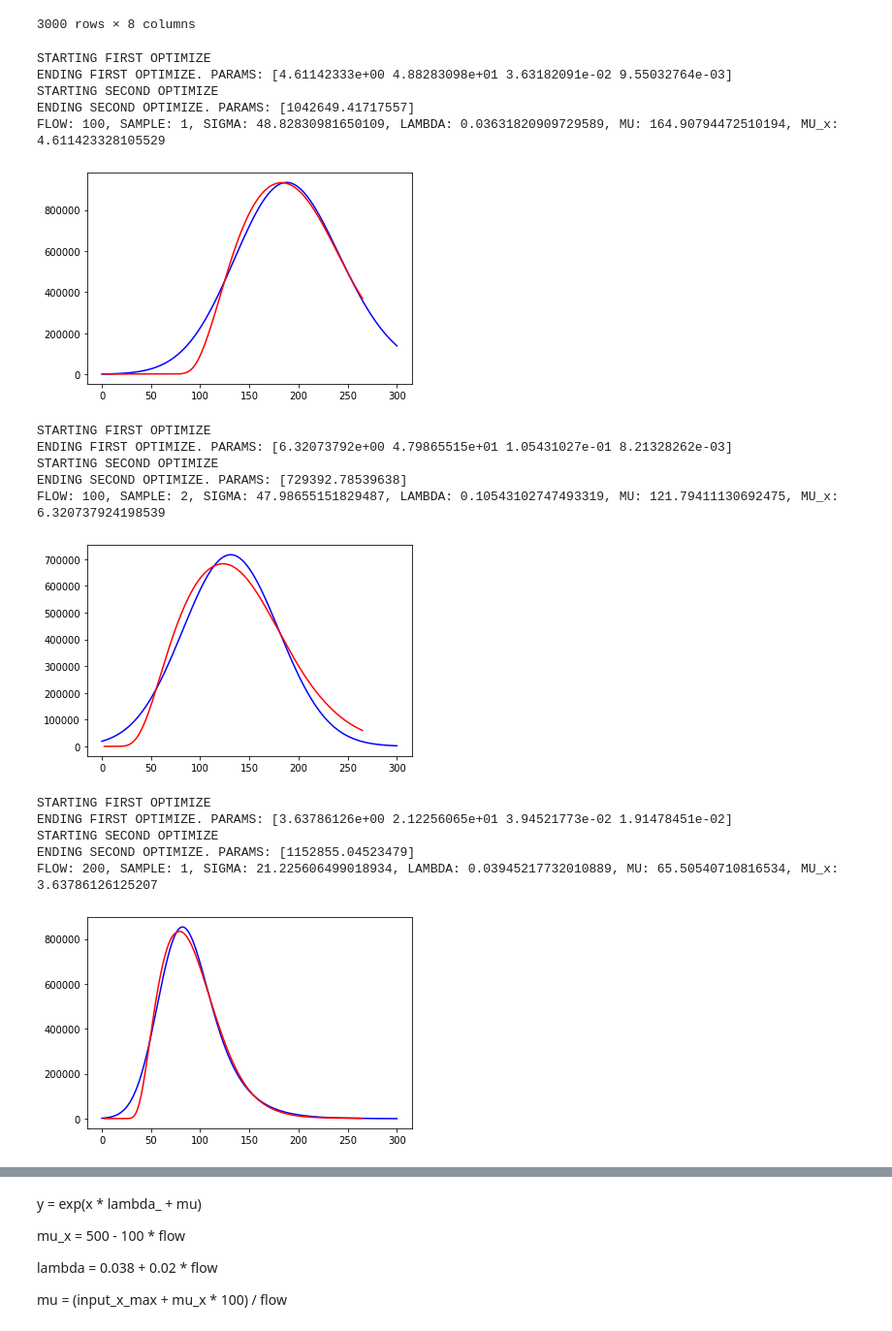
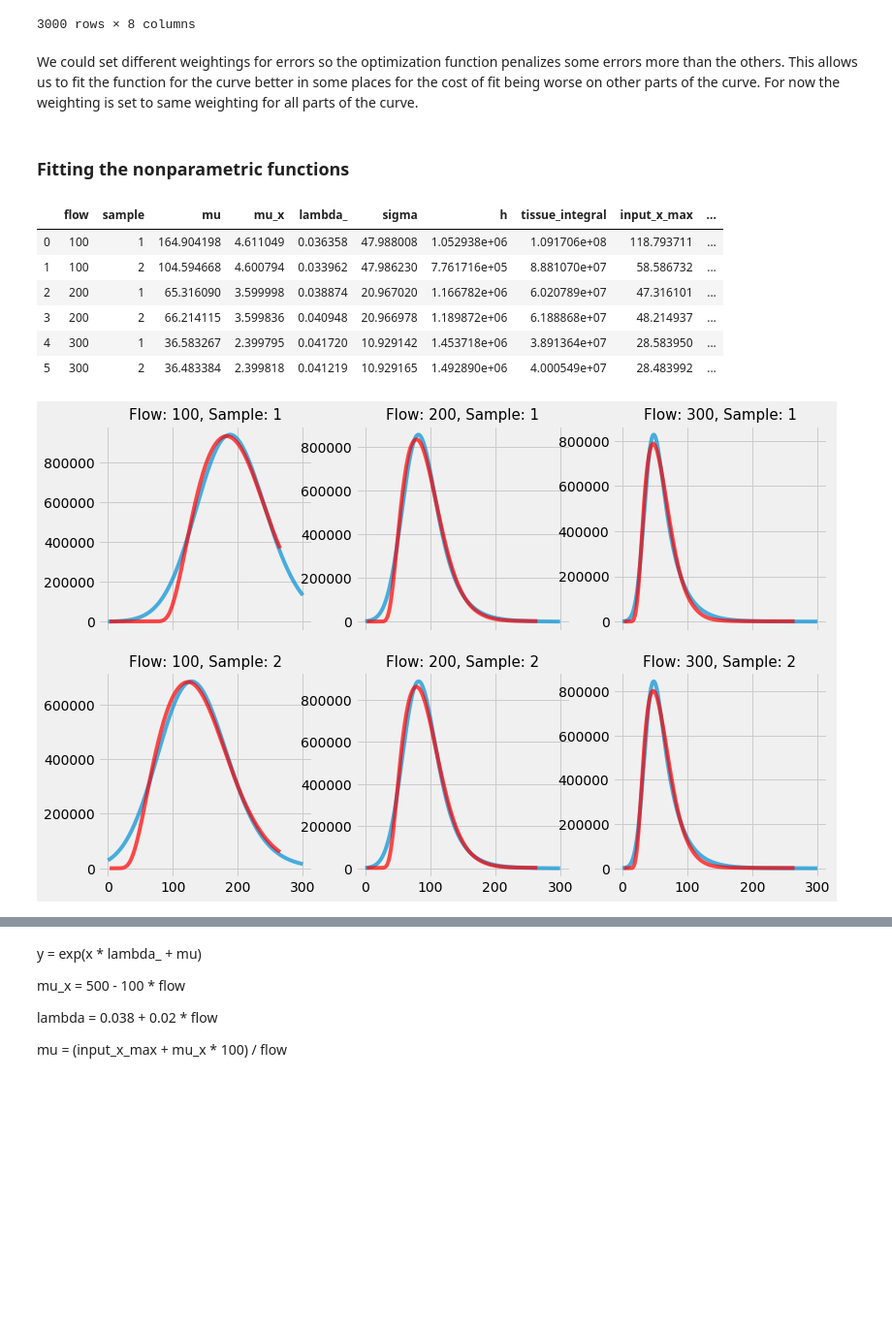
Before and after one commit to MesRot/SMAT_projekti, a Jupyter notebook: src/optimointi_aloitus_v.1.2.ipynb, the cells around one changed output, grey strips where cells are left out. Shown: that part at 97% size. Saved outputs shown, nothing was run; the diff lists cells and outputs as text; code cells hidden in the pictures; blank space fills up the shorter version.

```diff
--- a/src/optimointi_aloitus_v.1.2.ipynb
+++ b/src/optimointi_aloitus_v.1.2.ipynb
@@ -165,11 +165,17 @@ sampled_df
 | 2998 | 264.473948 | 0.000034 | 1351.845891 | 2 | 300 | 4.000549e+07 | 28.483992 | 47.474071 |
 | 2999 | 265.000000 | 0.000034 | 1348.765020 | 2 | 300 | 4.000549e+07 | 28.483992 | 47.474071 |
 3000 rows × 8 columns
+# %% [markdown]
+We could set different weightings for errors so the optimization function penalizes some errors more than the others. This allows us to fit the function for the curve better in some places for the cost of fit being worse on other parts of the curve. For now the weighting is set to same weighting for all parts of the curve.
 # %%
-sampled_df["error_weigth"] = np.where(((sampled_df["x"] < sampled_df["tissue_x_max"]) & (sampled_df["flow"] == 100) & (sampled_df["sample"] == 1)), 1,  2000)
+#sampled_df["error_weigth"] = np.where(((sampled_df["x"] < sampled_df["tissue_x_max"]) & (sampled_df["flow"] == 100) & (sampled_df["sample"] == 1)), 1,  2000)
 sampled_df["error_weight"] = 1
+# %% [markdown]
+### Fitting the nonparametric functions
 # %%
 groups = sampled_df.groupby(["flow", "sample"]) # NON PARAMETRIC
+
+plt.style.use("fivethirtyeight")
 
 results_dict = {
     "flow": [],
@@ -182,79 +188,71 @@ results_dict = {
 }
 
 alkuarvaukset = [
-        [6.325, 20, 0.05], # Muiden alkuarvaus
-        [6.325, 48, 0.022], # 300, 2
-        [4.6, 48.84, 0.027] # 300, 1
+        [2.4, 11, 0.041], # 300 alkuarvaus
+        [4.6, 48, 0.022], # 100, 2
+        [4.6, 48, 0.027], # 100, 1
+        [3.6, 21, 0.041]
     ]
+
+fig, axs = plt.subplots(2, 3, sharex=True, figsize=(12, 8))
 for i, group in groups:
     if i[0] == 100:
         if i[1] == 1:
             alkuarvaus = alkuarvaukset[2]
         else:
             alkuarvaus = alkuarvaukset[1]
-    else:
+    elif i[0] == 300:
         alkuarvaus = alkuarvaukset[0]
+    elif i[0] == 200:
+        alkuarvaus = alkuarvaukset[3]
     mu_x_alkuarvaus, sigma_alkuarvaus, lambda_alkuarvaus = alkuarvaus
 
     bounds = [(None, None), (1e-5, None), (1e-5, None), (None, None)]
 
     x_0 = [mu_x_alkuarvaus, sigma_alkuarvaus, lambda_alkuarvaus, 1]
-    print("STARTING FIRST OPTIMIZE")
-    # SOVITTAA NORMALISOITUUN KÄYRÄÄN PARAMETRIT
     res1 = scipy.optimize.minimize(EMG_loss, args=group, x0=x_0, bounds=bounds)
-    print(f"ENDING FIRST OPTIMIZE. PARAMS: {res1['x']}")
-    #res = scipy.optimize.differential_evolution(EMG_loss, bounds=bounds, args=[group])
     x_range = np.linspace(0, 300, 900)
     mu = (group["input_x_max"] + res1["x"][0] * 1000 / group["flow"]).iloc[0]
     sigma = res1["x"][1]
     lambda_ = res1["x"][2]
 
     emg_params = {
         "mu_x": res1["x"][0],
         "sigma": sigma,
         "lambda_": lambda_
     }
 
-    print("STARTING SECOND OPTIMIZE")
-    # SOVITTAA KORKEUSPARAMETRIN NIIN ETTÄ SE NORMALISOIMATON MÄTSÄÄ OIKEAAN
     res2 = scipy.optimize.minimize(EMG_loss_h, args=(group, emg_params), x0=[80000])
-    print(f"ENDING SECOND OPTIMIZE. PARAMS: {res2['x']}")
-
     h = res2["x"][0]
 
 
     pred_y = EMG(x_range, mu, sigma, lambda_, h)
-    plt.plot(x_range, pred_y, color="b")
-    plt.plot(group["x"], group["s_tissue"], color="r")
-    print(f'FLOW: {group["flow"].iloc[0]}, SAMPLE: {group["sample"].iloc[0]}, SIGMA: {sigma}, LAMBDA: {lambda_}, MU: {mu}, MU_x: {res1["x"][0]}')
-    plt.show()
+
+    # PLOTTING:
+    row, column = i[1] - 1, int(i[0] / 100 - 1)
+
+    axs[row, column].set_title(f"Flow: {i[0]}, Sample: {i[1]}", fontsize=15)
+    axs[row, column].plot(x_range, pred_y, alpha=0.7)
+    axs[row, column].plot(group["x"], group["s_tissue"], color="r", alpha=0.7)
+
+    # Creating results dictionary
     results_dict["flow"].append(group["flow"].iloc[0])
     results_dict["sample"].append(group["sample"].iloc[0])
     results_dict["mu"].append(mu)
     results_dict["mu_x"].append(res1["x"][0])
     results_dict["sigma"].append(sigma)
     results_dict["lambda_"].append(lambda_)
     results_dict["h"].append(h)
 
 results_df = pd.DataFrame(results_dict)
 results_df = results_df.merge(feature_df, how="inner", on=["flow", "sample"])
 results_df
 # %% [output]
-STARTING FIRST OPTIMIZE
-ENDING FIRST OPTIMIZE. PARAMS: [4.61142333e+00 4.88283098e+01 3.63182091e-02 9.55032764e-03]
-STARTING SECOND OPTIMIZE
-ENDING SECOND OPTIMIZE. PARAMS: [1042649.41717557]
-FLOW: 100, SAMPLE: 1, SIGMA: 48.82830981650109, LAMBDA: 0.03631820909729589, MU: 164.90794472510194, MU_x: 4.611423328105529
+|  | flow | sample | mu | mu_x | lambda_ | sigma | h | tissue_integral | input_x_max | ... |
+| 0 | 100 | 1 | 164.904198 | 4.611049 | 0.036358 | 47.988008 | 1.052938e+06 | 1.091706e+08 | 118.793711 | ... |
+| 1 | 100 | 2 | 104.594668 | 4.600794 | 0.033962 | 47.986230 | 7.761716e+05 | 8.881070e+07 | 58.586732 | ... |
+| 2 | 200 | 1 | 65.316090 | 3.599998 | 0.038874 | 20.967020 | 1.166782e+06 | 6.020789e+07 | 47.316101 | ... |
+| 3 | 200 | 2 | 66.214115 | 3.599836 | 0.040948 | 20.966978 | 1.189872e+06 | 6.188868e+07 | 48.214937 | ... |
+| 4 | 300 | 1 | 36.583267 | 2.399795 | 0.041720 | 10.929142 | 1.453718e+06 | 3.891364e+07 | 28.583950 | ... |
+| 5 | 300 | 2 | 36.483384 | 2.399818 | 0.041219 | 10.929165 | 1.492890e+06 | 4.000549e+07 | 28.483992 | ... |
-[figure, old version]
+[figure, new version]
-STARTING FIRST OPTIMIZE
-ENDING FIRST OPTIMIZE. PARAMS: [6.32073792e+00 4.79865515e+01 1.05431027e-01 8.21328262e-03]
-STARTING SECOND OPTIMIZE
-ENDING SECOND OPTIMIZE. PARAMS: [729392.78539638]
-FLOW: 100, SAMPLE: 2, SIGMA: 47.98655151829487, LAMBDA: 0.10543102747493319, MU: 121.79411130692475, MU_x: 6.320737924198539
-[figure, removed]
-STARTING FIRST OPTIMIZE
-ENDING FIRST OPTIMIZE. PARAMS: [3.63786126e+00 2.12256065e+01 3.94521773e-02 1.91478451e-02]
-STARTING SECOND OPTIMIZE
-ENDING SECOND OPTIMIZE. PARAMS: [1152855.04523479]
-FLOW: 200, SAMPLE: 1, SIGMA: 21.225606499018934, LAMBDA: 0.03945217732010889, MU: 65.50540710816534, MU_x: 3.63786126125207
-[figure, removed]
```
Also changed, not shown: parts of 49 cells of this notebook, 1 other file.
